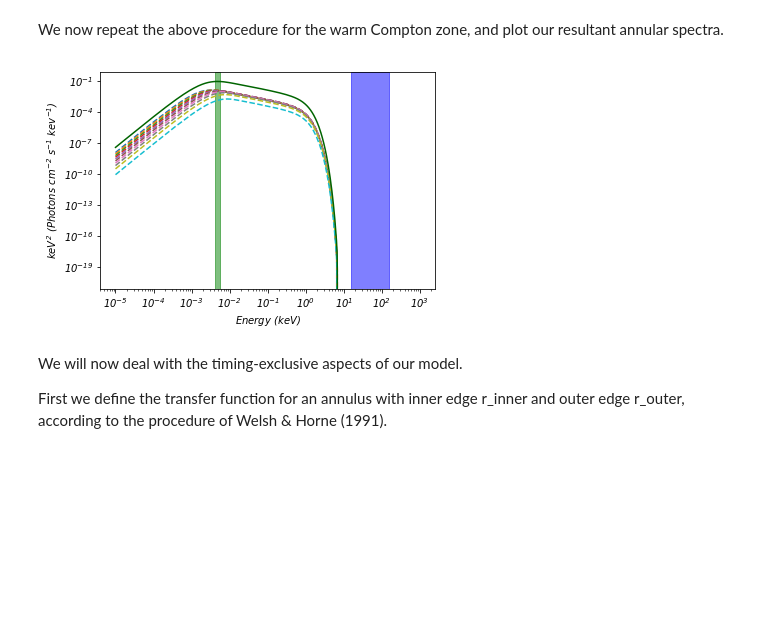
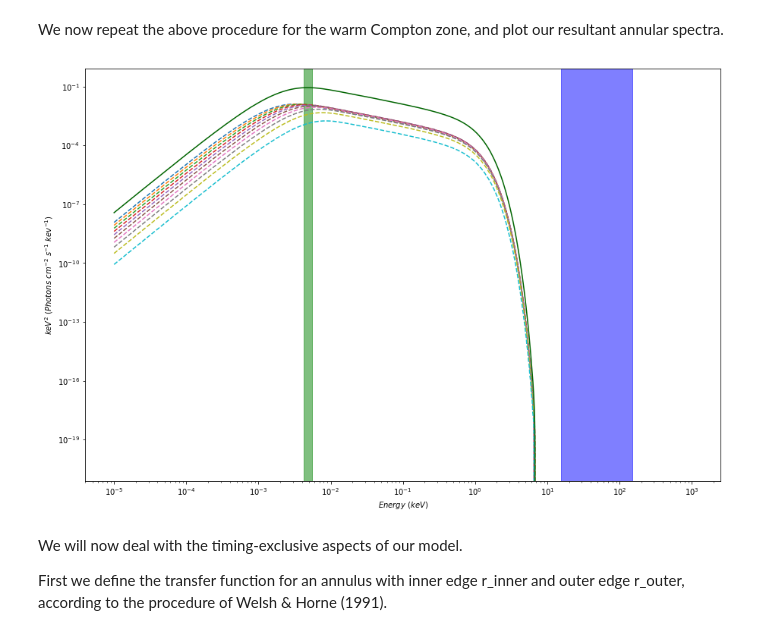
Before and after one commit to RaadMahmoud/AGN_lightcurve_modelling, a Jupyter notebook: lightcurve_extraction_and_modelling_NGC4151_GitHub.ipynb, the cells around one changed output. Saved outputs shown, nothing was run; the diff lists cells and outputs as text; code cells hidden in the pictures; blank space fills up the shorter version.

```diff
--- a/lightcurve_extraction_and_modelling_NGC4151_GitHub.ipynb
+++ b/lightcurve_extraction_and_modelling_NGC4151_GitHub.ipynb
@@ -566,7 +553,7 @@ discnorm = discnorms()
 # %% [markdown]
 Now we will plot all of our disc annuli to see how they contribute to the UVW1 band.
 # %%
-f, ax2 = plt.subplots()
+f, ax2 = plt.subplots(figsize=  (15,10))
 
 m = xspec.Model("bbody")
 m.setPars("0.2,-1,1e-8,1e-8,0.2,0.2", "100.")
@@ -632,35 +619,35 @@ def compnorms():
 
 compnorm = compnorms()
 
 
 
-f, ax3 = plt.subplots()
+f, ax3 = plt.subplots(figsize=  (15,10))
 
 m = xspec.Model("nthcomp")
 m.setPars(Gamma_warm,"{},,0.,0.,100.,100.,".format(kT_warm),"0.00056,,0.,0.,100.,100.",0.,redshift,"1.")
 soft_fluxes = np.zeros((N_r, len(edat)))
 total_comptt_r = np.zeros(N_r)
 for i in range(N_r):
     r = rs_warm[i]
     dr = drs_warm[i]
     eps = r**-3. * 3 * (1- np.sqrt(r_SH/r)) * r * dr
     T_effr = T_effs0_warm[i]
     m.setPars({3:T_effr})
     xspec.Plot("emo")
     soft_fluxes[i] = np.nan_to_num(np.asarray(xspec.Plot.model())) * eps
     ax3.plot(edat, compnorm*edat*soft_fluxes[i], linestyle = '--')
     total_comptt_r[i] = np.trapz(soft_fluxes[i], edat)
 ax3.plot(edat, compnorm*edat*np.sum(soft_fluxes,axis=0), c = 'darkgreen')
 
 ax3.axvspan(12.398/2950., 12.398/2250, color = 'g', alpha =0.5)
 ax3.axvspan(15.5, 150, color = 'b', alpha =0.5)
 ax3.set_xscale('log')
 ax3.set_yscale('log')
 ax3.set_xlabel('$Energy$ $(keV)$')
 ax3.set_ylabel('$keV^2$ $(Photons$ $cm^{-2}$ $s^{-1}$ $kev^{-1})$')
 plt.show()
 # %% [output]
-[figure, old version]
+[figure, new version]
 # %% [markdown]
 We will now deal with the timing-exclusive aspects of our model.
 
```
Also changed, not shown: parts of 5 cells of this notebook.
